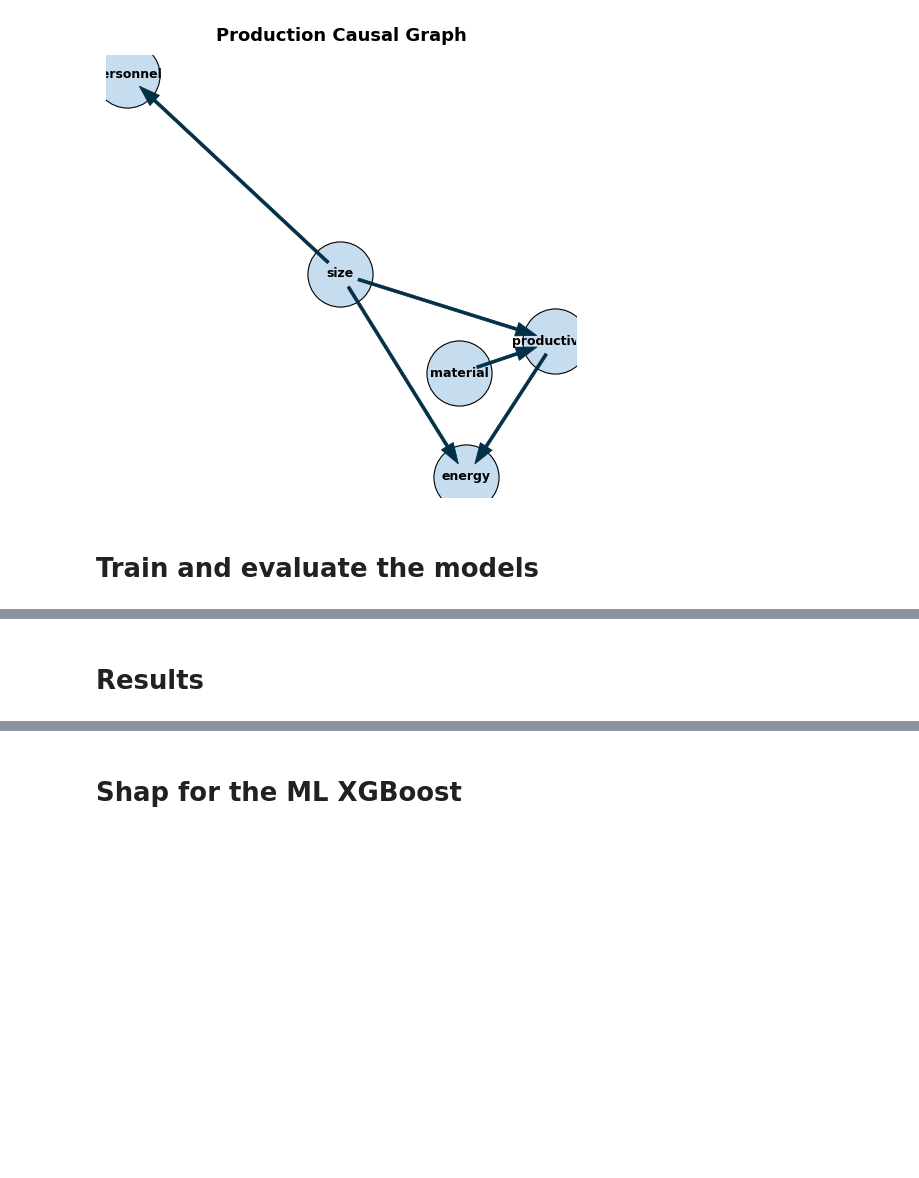
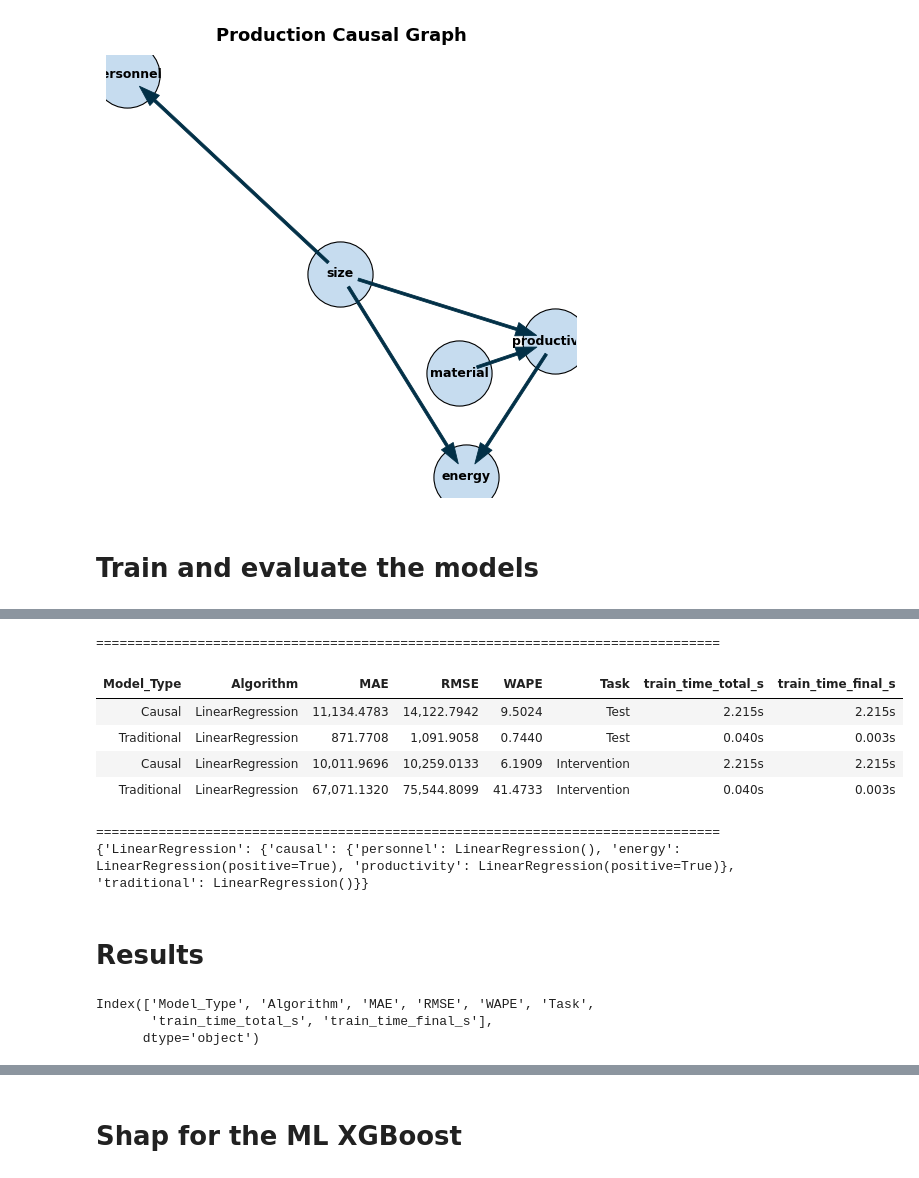
Before and after one commit to zapataunipaderborn/inherently_interpretable_causal_ml, a Jupyter notebook: src/002_demonstration.ipynb, the cells around one changed output, grey strips where cells are left out. Drawn from its saved outputs; the diff is of its cells as text; code cells hidden in the pictures; blank space fills up the shorter version.

```diff
--- a/src/002_demonstration.ipynb
+++ b/src/002_demonstration.ipynb
@@ -75,4 +61,6 @@ model_configs
 # %%
+
+import time
 
 # Define storage for equations
 symbolic_equations = {
@@ -107,10 +95,13 @@ for name, cfg in model_configs.items():
     param_grid = cfg.get("param_grid", None)
 
     # --- Causal version ---
+    t0 = time.perf_counter()
     causal_models = ut.train_causal_models(train_df, G, ModelClass, model_params=params, param_grid=param_grid)
+    causal_total_time = time.perf_counter() - t0
+
     causal_preds = ut.predict_causal(test_df, G, causal_models, what_if=False)
     rmse_c, wape_c, mae_c = ut.evaluate_metrics(test_df[target], causal_preds[target])
-    results.append(["Causal", name, rmse_c, wape_c, mae_c, "Test"])
+    results.append(["Causal", name, rmse_c, wape_c, mae_c, "Test", causal_total_time, causal_total_time])
 
     if name == "SymbolicRegression":
         symbolic_equations["causal"][name] = {}
@@ -125,20 +116,31 @@ for name, cfg in model_configs.items():
 
     # --- Traditional ML version with hyperparameter tuning ---
     if param_grid:
+        t0 = time.perf_counter()
         base_model = ModelClass(**params)
         grid_search = GridSearchCV(base_model, param_grid=param_grid, cv=4, n_jobs=-1, scoring='neg_mean_absolute_error')
         grid_search.fit(X_train, y_train)
-        model = grid_search.best_estimator_
+        trad_total_time = time.perf_counter() - t0
+
         best_params[name] = grid_search.best_params_
         print(f"[GridSearchCV] Best params for Traditional '{name}': {grid_search.best_params_}")
+
+        # Time fitting just the final best model once
+        t1 = time.perf_counter()
+        model = ModelClass(**{**params, **grid_search.best_params_})
+        model.fit(X_train, y_train)
+        trad_final_time = time.perf_counter() - t1
     else:
+        t0 = time.perf_counter()
         model = ModelClass(**params)
         model.fit(X_train, y_train)
+        trad_total_time = time.perf_counter() - t0
+        trad_final_time = trad_total_time
         best_params[name] = params  # fixed params (no tuning)
 
     y_pred = model.predict(X_test)
     rmse_t, wape_t, mae_t = ut.evaluate_metrics(y_test, y_pred)
-    results.append(["Traditional", name, rmse_t, wape_t, mae_t, "Test"])
+    results.append(["Traditional", name, rmse_t, wape_t, mae_t, "Test", trad_total_time, trad_final_time])
 
     if name == "SymbolicRegression":
         try:
@@ -157,13 +159,13 @@ for name, cfg in model_configs.items():
     rmse_c_int, wape_c_int, mae_c_int = ut.evaluate_metrics(
         ground_truth_intervention[target], causal_preds_intervention[target]
     )
-    results.append(["Causal", name, rmse_c_int, wape_c_int, mae_c_int, "Intervention"])
+    results.append(["Causal", name, rmse_c_int, wape_c_int, mae_c_int, "Intervention", causal_total_time, causal_total_time])
 
     y_pred_int = model.predict(data_base)
     rmse_t_int, wape_t_int, mae_t_int = ut.evaluate_metrics(
         ground_truth_intervention[target], y_pred_int
     )
-    results.append(["Traditional", name, rmse_t_int, wape_t_int, mae_t_int, "Intervention"])
+    results.append(["Traditional", name, rmse_t_int, wape_t_int, mae_t_int, "Intervention", trad_total_time, trad_final_time])
 
     trained_models[name] = {"causal": causal_models, "traditional": model}
 # %% [output]
@@ -210,31 +174,51 @@ Detected IPython. Loading juliacall extension. See https://juliapy.github.io/Pyt
 # %%
-# Organize the resutls a
 
-results_df = pd.DataFrame(results, columns=["Model_Type", "Algorithm", "RMSE", "WAPE", "MAE", "Task"])
-results_df = results_df[["Model_Type", "Algorithm", "MAE", "RMSE", "WAPE", "Task"]]
+# Organize the results
+results_df = pd.DataFrame(results, columns=["Model_Type", "Algorithm", "RMSE", "WAPE", "MAE", "Task", "train_time_total_s", "train_time_final_s"])
+results_df = results_df[["Model_Type", "Algorithm", "MAE", "RMSE", "WAPE", "Task", "train_time_total_s", "train_time_final_s"]]
 results_df = results_df.round(4)
-
 
 if symbolic_equations["causal"]:
     print("\n--- CAUSAL MODELS ---")
     for model_name, node_equations in symbolic_equations["causal"].items():
         print(f"\n{model_name}:")
         for node, equation in node_equations.items():
             print(f"  {node}: {equation}")
 
 if symbolic_equations["traditional"]:
     print("\n--- TRADITIONAL MODELS ---")
     for model_name, equation in symbolic_equations["traditional"].items():
         print(f"{model_name}: {equation}")
 
 print("\n" + "="*80)
-display(results_df)
+fmt = "{:,.4f}"
+fmt_t = "{:,.3f}s"
+display(
+    results_df.style
+    .format({"MAE": fmt, "RMSE": fmt, "WAPE": fmt, "train_time_total_s": fmt_t, "train_time_final_s": fmt_t})
+    .hide(axis="index")
+)
 print("\n" + "="*80)
 print(trained_models)
+# %% [output]
+================================================================================
+| Model_Type | Algorithm | MAE | RMSE | WAPE | Task | train_time_total_s | train_time_final_s |
+| Causal | LinearRegression | 11,134.4783 | 14,122.7942 | 9.5024 | Test | 2.215s | 2.215s |
+| Traditional | LinearRegression | 871.7708 | 1,091.9058 | 0.7440 | Test | 0.040s | 0.003s |
+| Causal | LinearRegression | 10,011.9696 | 10,259.0133 | 6.1909 | Intervention | 2.215s | 2.215s |
+| Traditional | LinearRegression | 67,071.1320 | 75,544.8099 | 41.4733 | Intervention | 0.040s | 0.003s |
+================================================================================
+{'LinearRegression': {'causal': {'personnel': LinearRegression(), 'energy': LinearRegression(positive=True), 'productivity': LinearRegression(positive=True)}, 'traditional': LinearRegression()}}
 # %% [markdown]
 # Results
 # %%
 current_path = Path(__file__).resolve().parent if '__file__' in globals() else Path().resolve()
 save_path = current_path.parent / "data" / "gold" / "evaluation_demonstration"
 save_path.mkdir(parents=True, exist_ok=True)
+# %%
+results_df.columns
+# %% [output]
+Index(['Model_Type', 'Algorithm', 'MAE', 'RMSE', 'WAPE', 'Task',
+       'train_time_total_s', 'train_time_final_s'],
+      dtype='object')
 # %%
```
Also changed, not shown: parts of 6 cells of this notebook, 22 other files.
